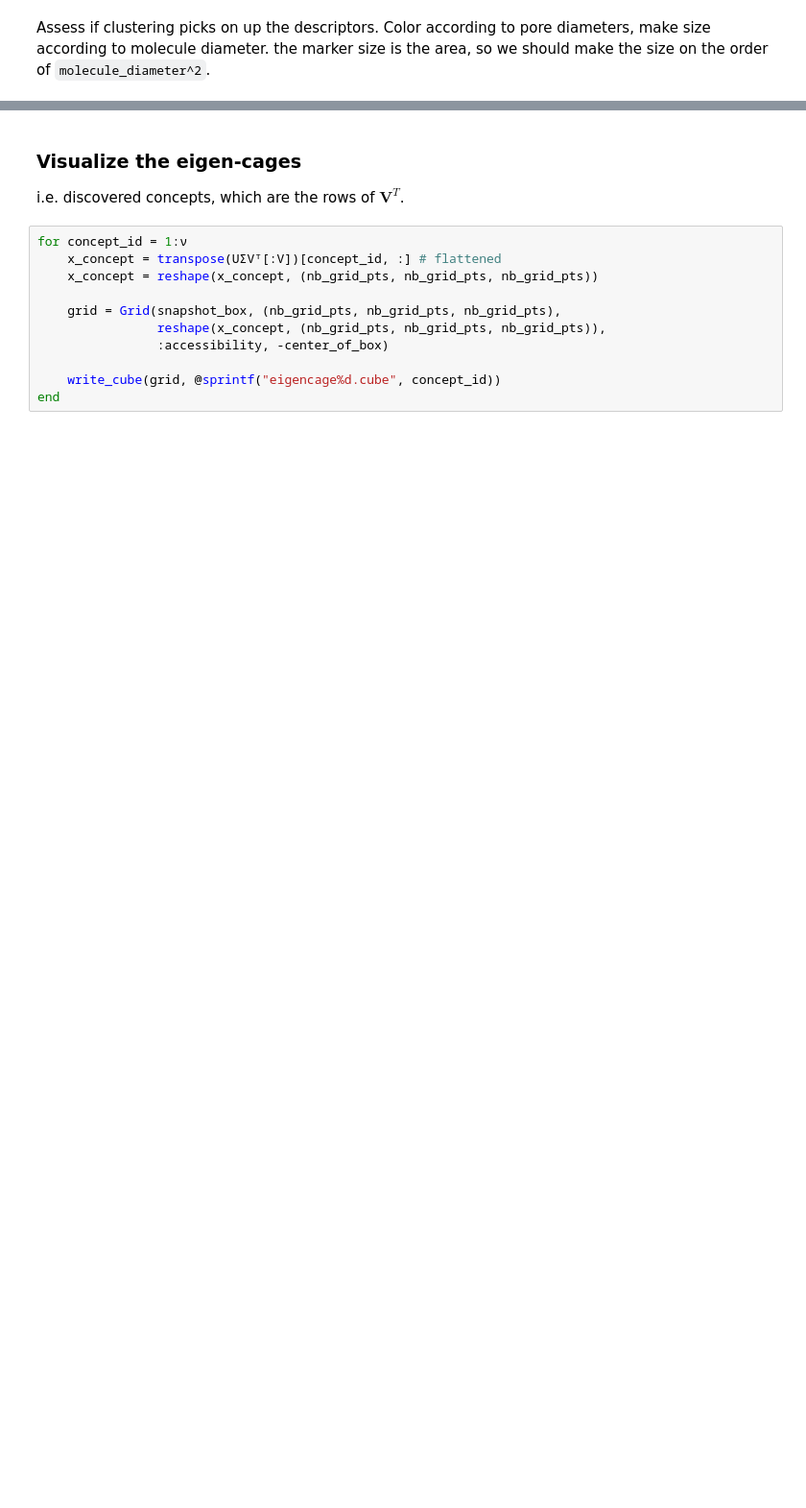
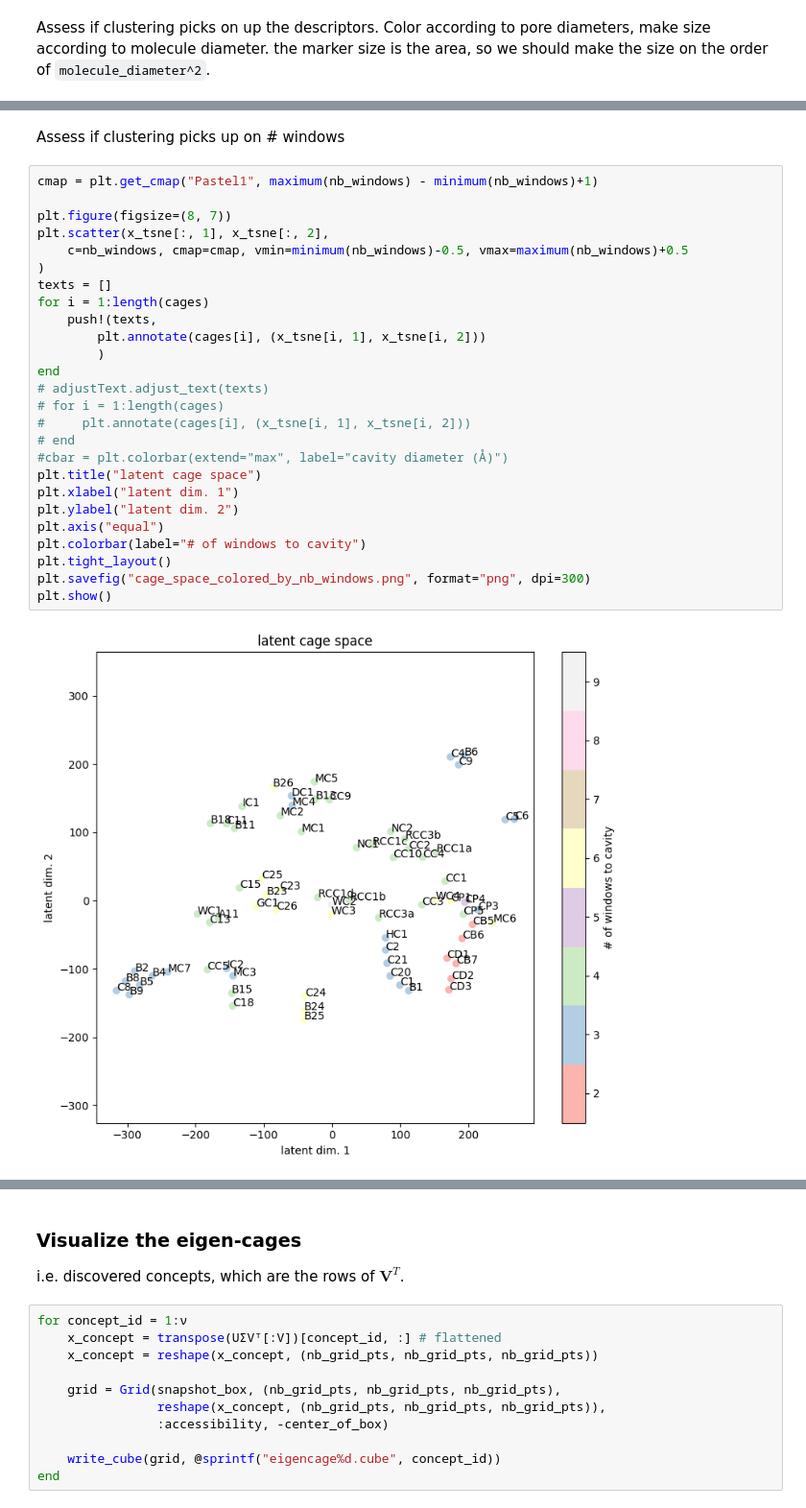
Before and after one commit to SimonEnsemble/latent_cage_space, a Jupyter notebook: cage_space.ipynb, the cells around one changed output, grey strips where cells are left out. Shown at 96% size. Drawn from its saved outputs; the diff is of its cells as text; blank space fills up the shorter version.

```diff
--- a/cage_space.ipynb
+++ b/cage_space.ipynb
@@ -562,3 +572,33 @@ plt.show()
+# %% [markdown]
+Assess if clustering picks up on # windows
+# %%
+cmap = plt.get_cmap("Pastel1", maximum(nb_windows) - minimum(nb_windows)+1)
+
+plt.figure(figsize=(8, 7))
+plt.scatter(x_tsne[:, 1], x_tsne[:, 2],
+    c=nb_windows, cmap=cmap, vmin=minimum(nb_windows)-0.5, vmax=maximum(nb_windows)+0.5
+)
+texts = []
+for i = 1:length(cages)
+    push!(texts,
+        plt.annotate(cages[i], (x_tsne[i, 1], x_tsne[i, 2]))
+        )
+end
+# adjustText.adjust_text(texts)
+# for i = 1:length(cages)
+#     plt.annotate(cages[i], (x_tsne[i, 1], x_tsne[i, 2]))
+# end
+#cbar = plt.colorbar(extend="max", label="cavity diameter (Å)")
+plt.title("latent cage space")
+plt.xlabel("latent dim. 1")
+plt.ylabel("latent dim. 2")
+plt.axis("equal")
+plt.colorbar(label="# of windows to cavity")
+plt.tight_layout()
+plt.savefig("cage_space_colored_by_nb_windows.png", format="png", dpi=300)
+plt.show()
+# %% [output]
+[figure, added]
 # %%
 fig = plt.figure(figsize=(8, 7))
 ax = fig[:add_subplot](111, projection="3d")
```
Also changed, not shown: parts of 28 cells of this notebook.
